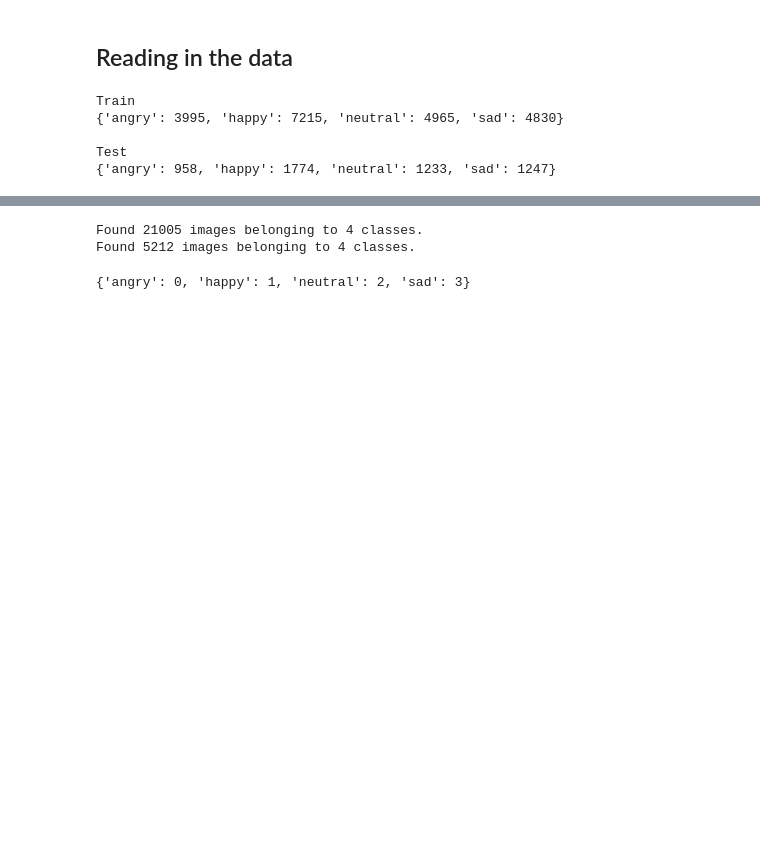
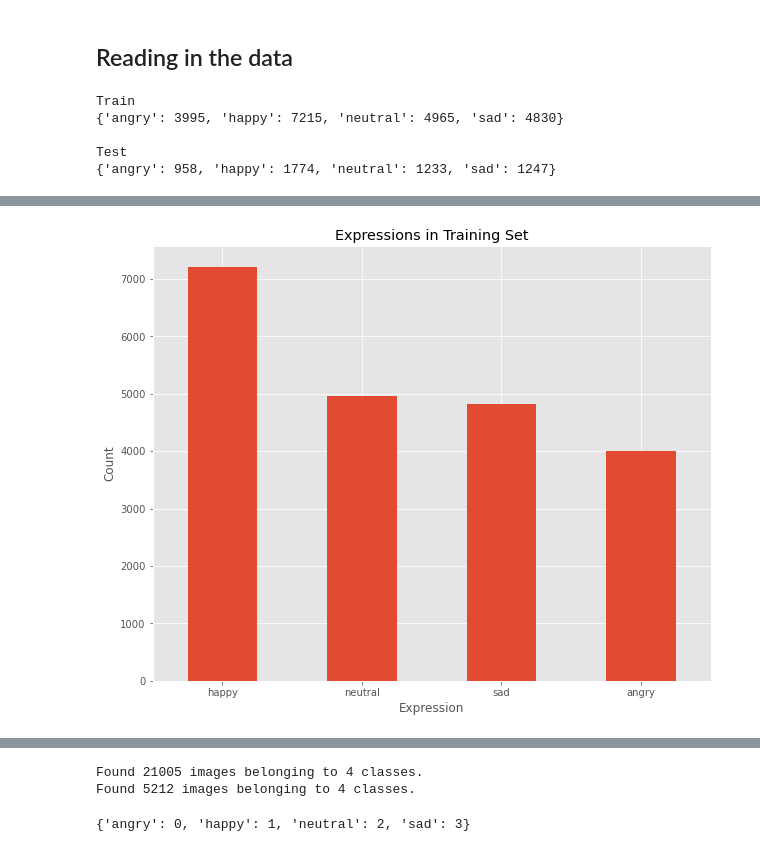
Before and after one commit to granthicks/facial-expression-recongition, a Jupyter notebook: facial-expression-recognition.ipynb, the cells around one changed output, grey strips where cells are left out. Drawn from its saved outputs; the diff is of its cells as text; code cells hidden in the pictures; blank space fills up the shorter version.

```diff
--- a/facial-expression-recognition.ipynb
+++ b/facial-expression-recognition.ipynb
@@ -64,0 +63,7 @@ Test
+# %%
+# Creating a dataframe of the counts in the train and test sets
+
+expression_dict = {'train' : train_count_dict, 'test' : test_count_dict}
+
+counts_df = pd.DataFrame.from_dict(expression_dict)
+counts_df
@@ -64,0 +76,11 @@ Test
+# %%
+# Plotting the counts of each expression in the training set
+
+counts_df['train'].sort_values(ascending=False).plot(
+    kind='bar', figsize=(10, 8))
+plt.title('Expressions in Training Set')
+plt.xlabel('Expression')
+plt.ylabel('Count')
+plt.xticks(rotation=0);
+# %% [output]
+[figure, added]
```
Also changed, not shown: parts of 16 cells of this notebook.
